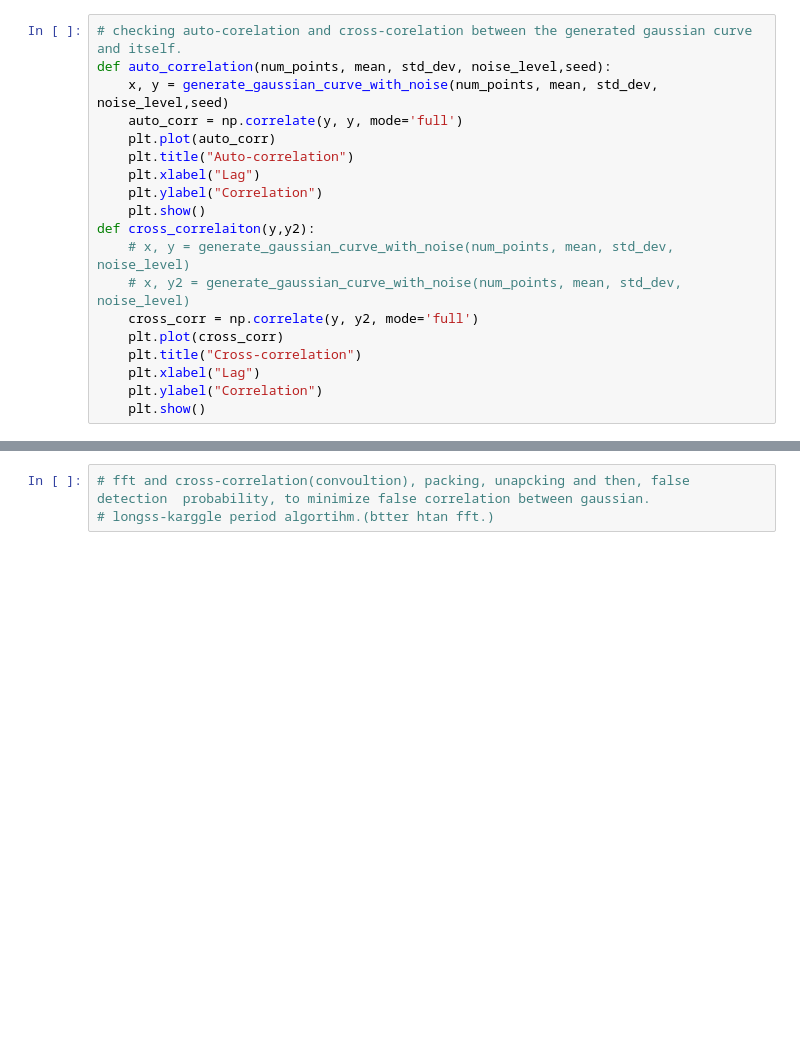
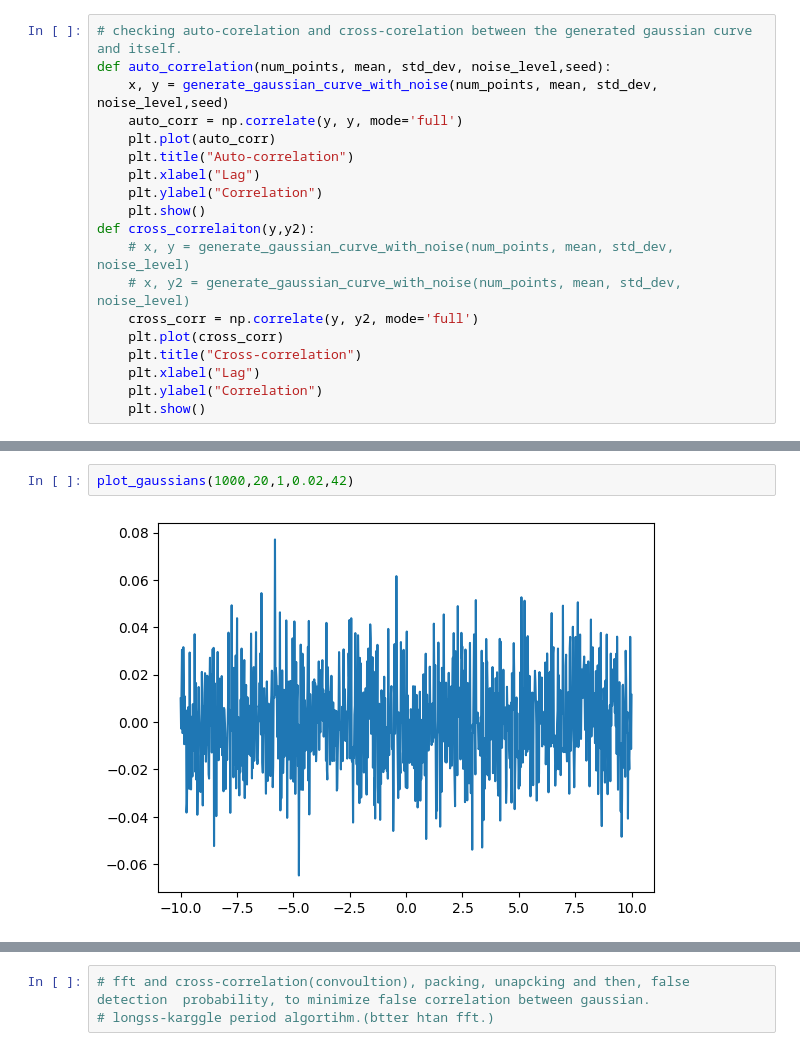
Before and after one commit to sonjaove/random-progs, a Jupyter notebook: corr.ipynb, the cells around one changed output, grey strips where cells are left out. Cells and saved outputs as stored; diff of their text form; blank space fills up the shorter version.

```diff
--- a/corr.ipynb
+++ b/corr.ipynb
@@ -49 +53,5 @@ auto_correlation(500, 0, 1, 0.01,42)
+# %%
+plot_gaussians(1000,20,1,0.02,42)
+# %% [output]
+[figure, added]
 # %%
```
Also changed, not shown: parts of 8 cells of this notebook.
